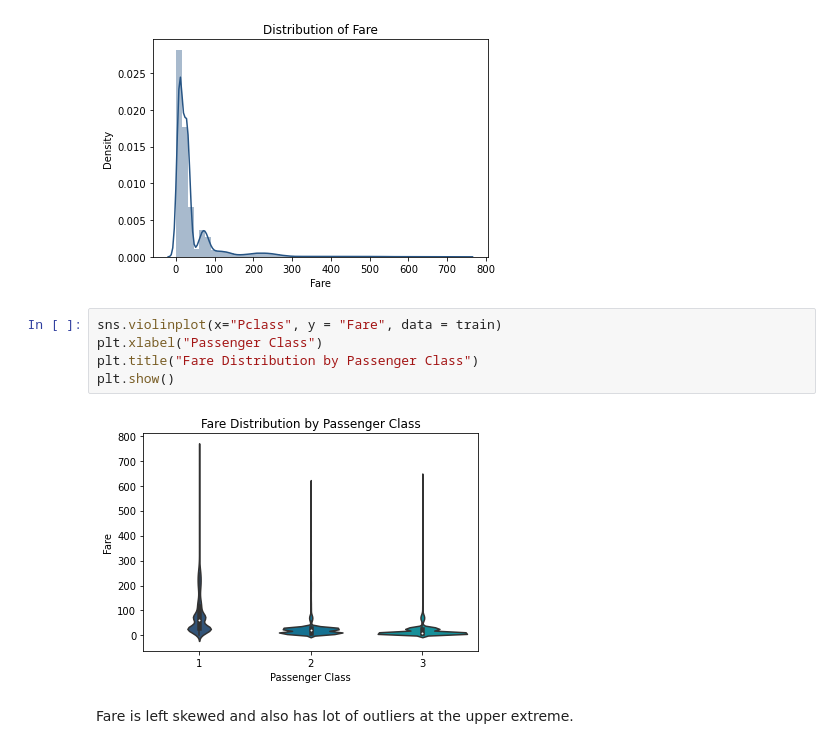
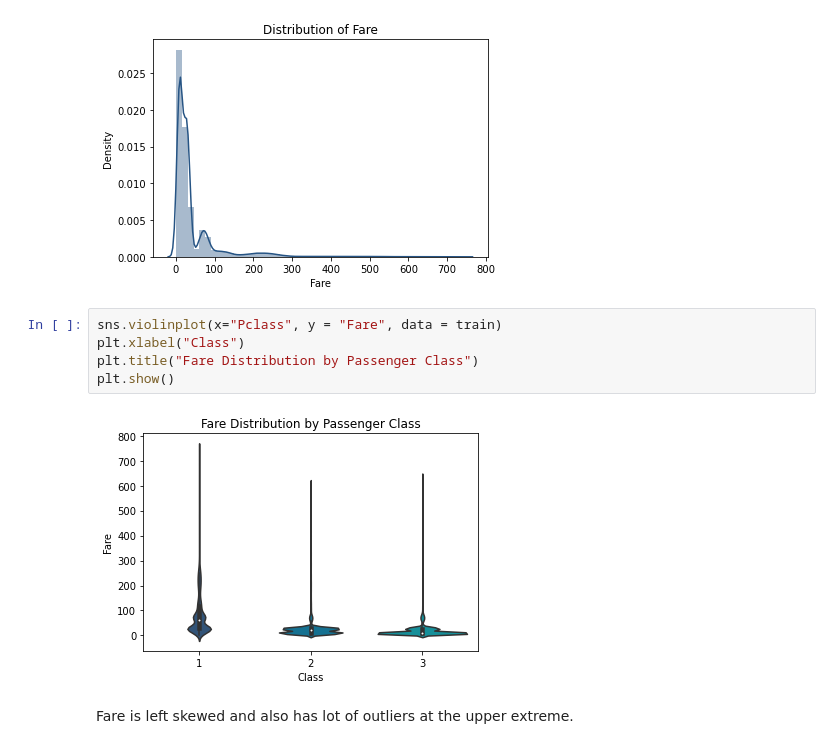
Before and after one commit to al-ensign/ml-introduction, a Jupyter notebook: 01_Descriptive_Statistics_and_Data_Exploration/eda.ipynb, the cells around one changed output. Saved outputs shown, nothing was run; the diff lists cells and outputs as text.

```diff
--- a/01_Descriptive_Statistics_and_Data_Exploration/eda.ipynb
+++ b/01_Descriptive_Statistics_and_Data_Exploration/eda.ipynb
@@ -430,11 +432,11 @@ plt.show()
 [figure]
 # %%
 sns.violinplot(x="Pclass", y = "Fare", data = train)
-plt.xlabel("Passenger Class")
+plt.xlabel("Class")
 plt.title("Fare Distribution by Passenger Class")
 plt.show()
 # %% [output]
-[figure, old version]
+[figure, new version]
 # %% [markdown]
 Fare is left skewed and also has lot of outliers at the upper extreme.
 # %%
```
Also changed, not shown: parts of 1 cell of this notebook.
